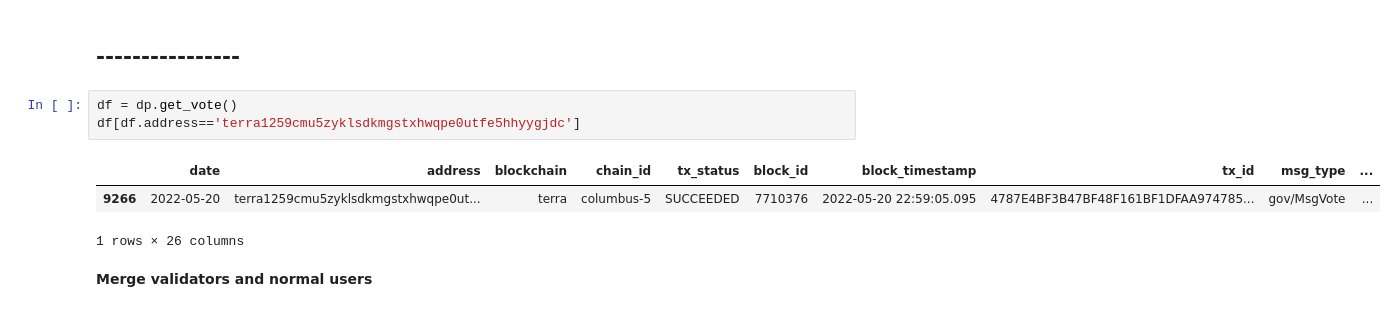
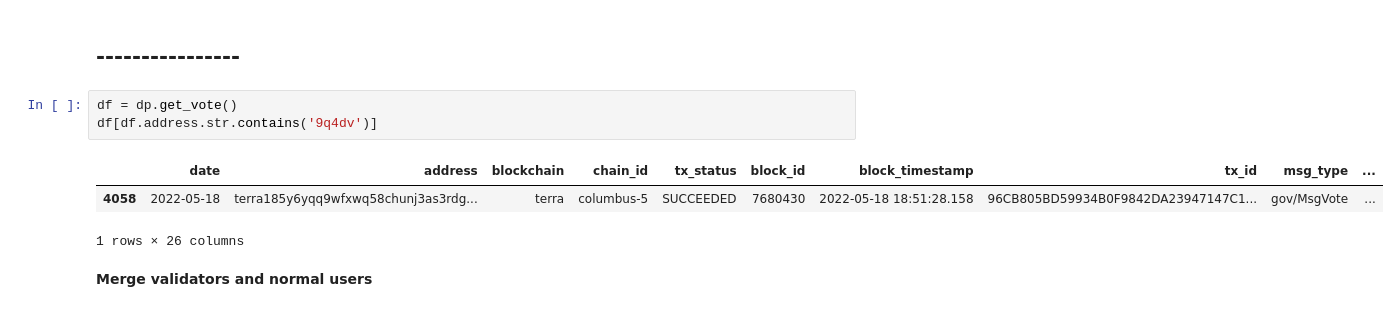
Before and after one commit to IncioMan/terra-rebirth, a Jupyter notebook: notebooks/terra-vote.ipynb, the cells around one changed output. Cells and saved outputs as stored; diff of their text form.

```diff
--- a/notebooks/terra-vote.ipynb
+++ b/notebooks/terra-vote.ipynb
@@ -90,10 +90,10 @@ valid_final[valid_final.address=='terra1259cmu5zyklsdkmgstxhwqpe0utfe5hhyygjdc']
 ## ----------------
 # %%
 df = dp.get_vote()
-df[df.address=='terra1259cmu5zyklsdkmgstxhwqpe0utfe5hhyygjdc']
+df[df.address.str.contains('9q4dv')]
 # %% [output]
 |  | date | address | blockchain | chain_id | tx_status | block_id | block_timestamp | tx_id | msg_type | ... |
-| 9266 | 2022-05-20 | terra1259cmu5zyklsdkmgstxhwqpe0ut... | terra | columbus-5 | SUCCEEDED | 7710376 | 2022-05-20 22:59:05.095 | 4787E4BF3B47BF48F161BF1DFAA974785... | gov/MsgVote | ... |
+| 4058 | 2022-05-18 | terra185y6yqq9wfxwq58chunj3as3rdg... | terra | columbus-5 | SUCCEEDED | 7680430 | 2022-05-18 18:51:28.158 | 96CB805BD59934B0F9842DA23947147C1... | gov/MsgVote | ... |
 1 rows × 26 columns
 # %% [markdown]
 **Merge validators and normal users**
```
Also changed, not shown: parts of 10 cells of this notebook, 3 other files.
